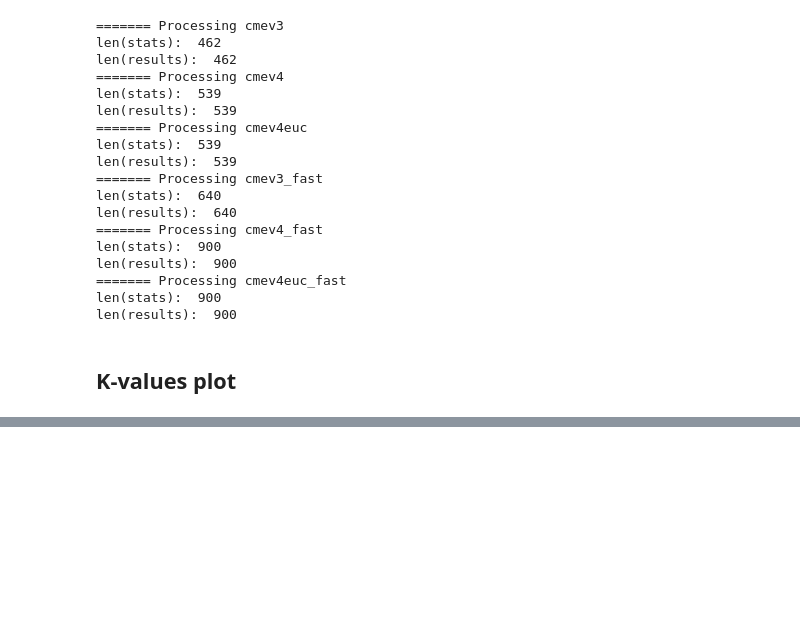
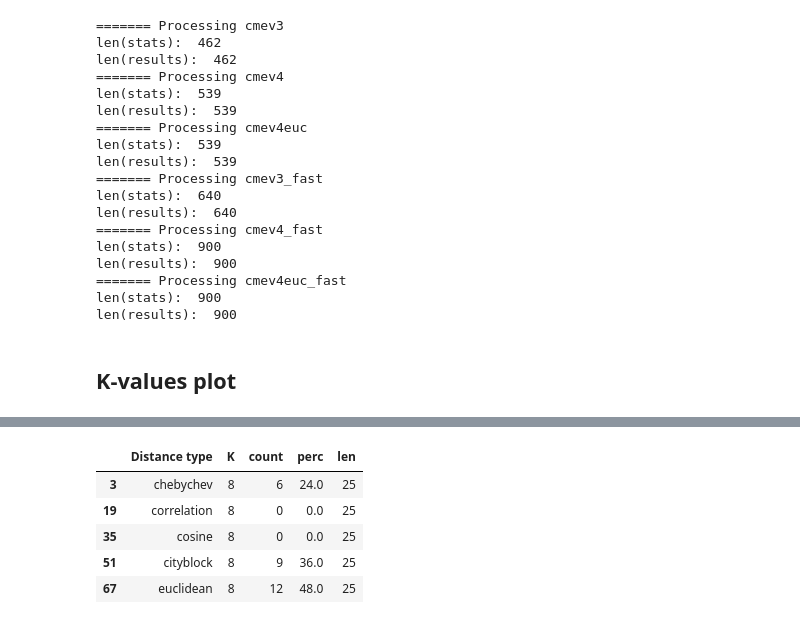
Before and after one commit to braindynamicslab/demapper, a Jupyter notebook: notebooks/evaluate_analysis_cme.ipynb, the cells around one changed output, grey strips where cells are left out. Cells and saved outputs as stored; diff of their text form; code cells hidden in the pictures; blank space fills up the shorter version.

```diff
--- a/notebooks/evaluate_analysis_cme.ipynb
+++ b/notebooks/evaluate_analysis_cme.ipynb
@@ -395,0 +479,9 @@ len(results):  4125
+# %%
+counts_df[counts_df['K'] == 8]
+# %% [output]
+|  | Distance type | K | count | perc | len |
+| 3 | chebychev | 8 | 6 | 24.0 | 25 |
+| 19 | correlation | 8 | 0 | 0.0 | 25 |
+| 35 | cosine | 8 | 0 | 0.0 | 25 |
+| 51 | cityblock | 8 | 9 | 36.0 | 25 |
+| 67 | euclidean | 8 | 12 | 48.0 | 25 |
```
Also changed, not shown: parts of 10 cells of this notebook, 12 other files.
